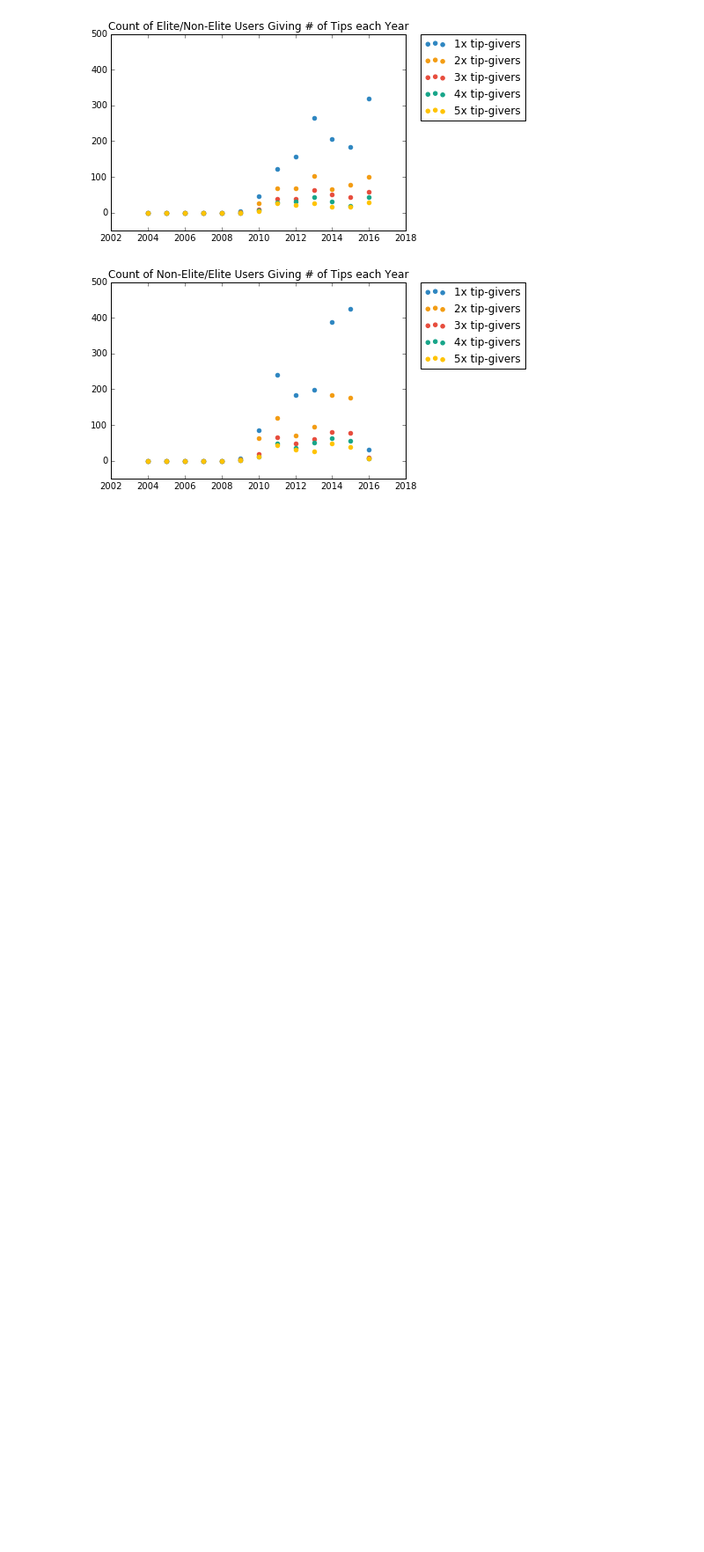
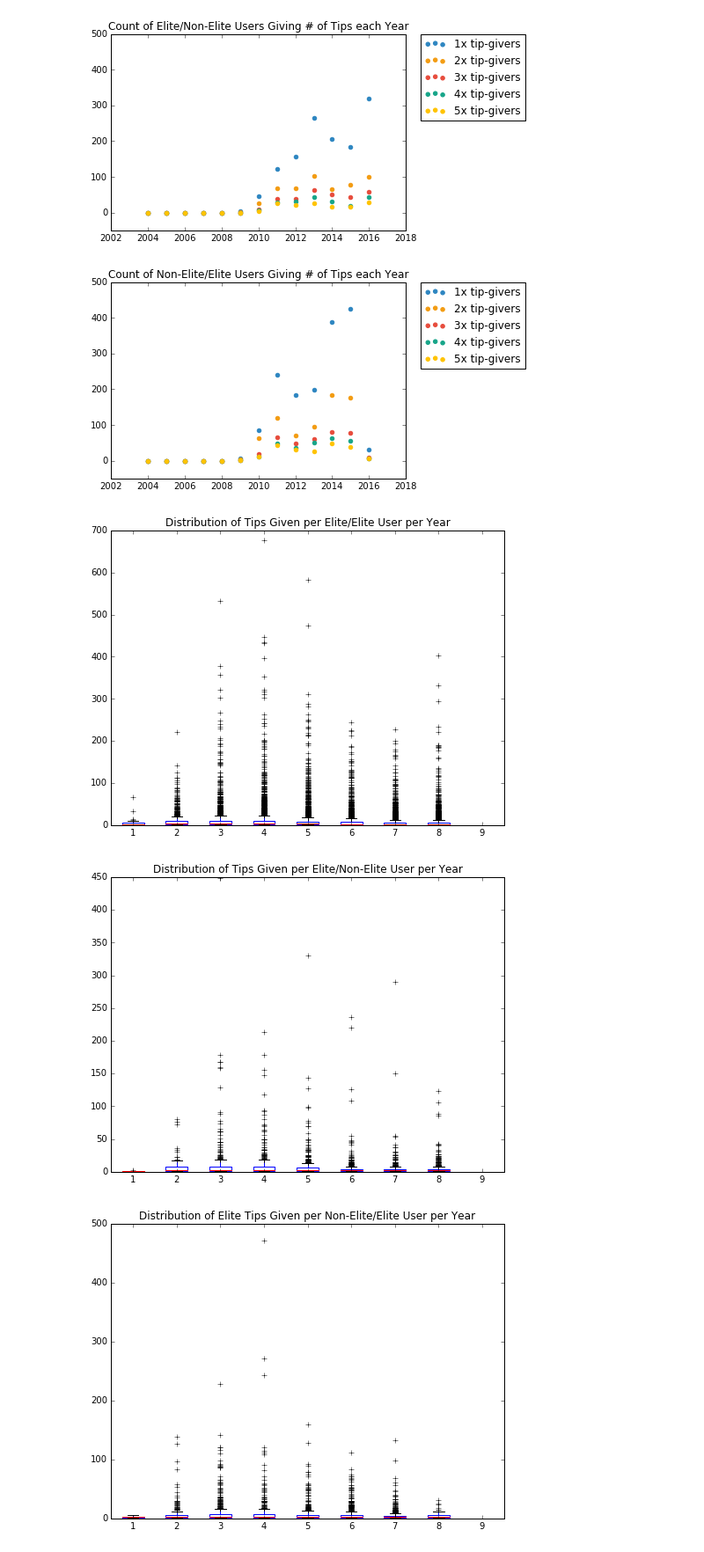
Before and after one commit to CornellDataScience/Yelp, a Jupyter notebook: salt-baes/Veronica/vmo5_eliteusers.ipynb, the cells around one changed output. Shown at 88% size. Cells and saved outputs as stored; diff of their text form; code cells hidden in the pictures; blank space fills up the shorter version.

```diff
--- a/salt-baes/Veronica/vmo5_eliteusers.ipynb
+++ b/salt-baes/Veronica/vmo5_eliteusers.ipynb
@@ -672,3 +691,43 @@ plt.show()
 [figure]
 [figure]
 [figure]
+# %%
+EEtipcounts=[]
+for year in yearspossible:
+    countvals=[]
+    for k in EEx[year].keys():
+        countvals.append(EEx[year][k])
+    EEtipcounts.append(countvals)
+# %%
+ENtipcounts=[]
+for year in yearspossible:
+    countvals=[]
+    for k in ENx[year].keys():
+        countvals.append(ENx[year][k])
+    ENtipcounts.append(countvals)
+# %%
+NEtipcounts=[]
+for year in yearspossible:
+    countvals=[]
+    for k in NEx[year].keys():
+        countvals.append(NEx[year][k])
+    NEtipcounts.append(countvals)
+# %%
+plt.figure(figsize=(8,6))
+plt.title('Distribution of Tips Given per Elite/Elite User per Year')
+plt.boxplot(EEtipcounts[5:])
+plt.show()
+
+plt.figure(figsize=(8,6))
+plt.title('Distribution of Tips Given per Elite/Non-Elite User per Year')
+plt.boxplot(ENtipcounts[5:])
+plt.show()
+
+plt.figure(figsize=(8,6))
+plt.title('Distribution of Elite Tips Given per Non-Elite/Elite User per Year')
+plt.boxplot(NEtipcounts[5:])
+plt.show()
+# %% [output]
+[figure, added]
+[figure, added]
+[figure, added]
```
Also changed, not shown: parts of 12 cells of this notebook, 5 other files.
